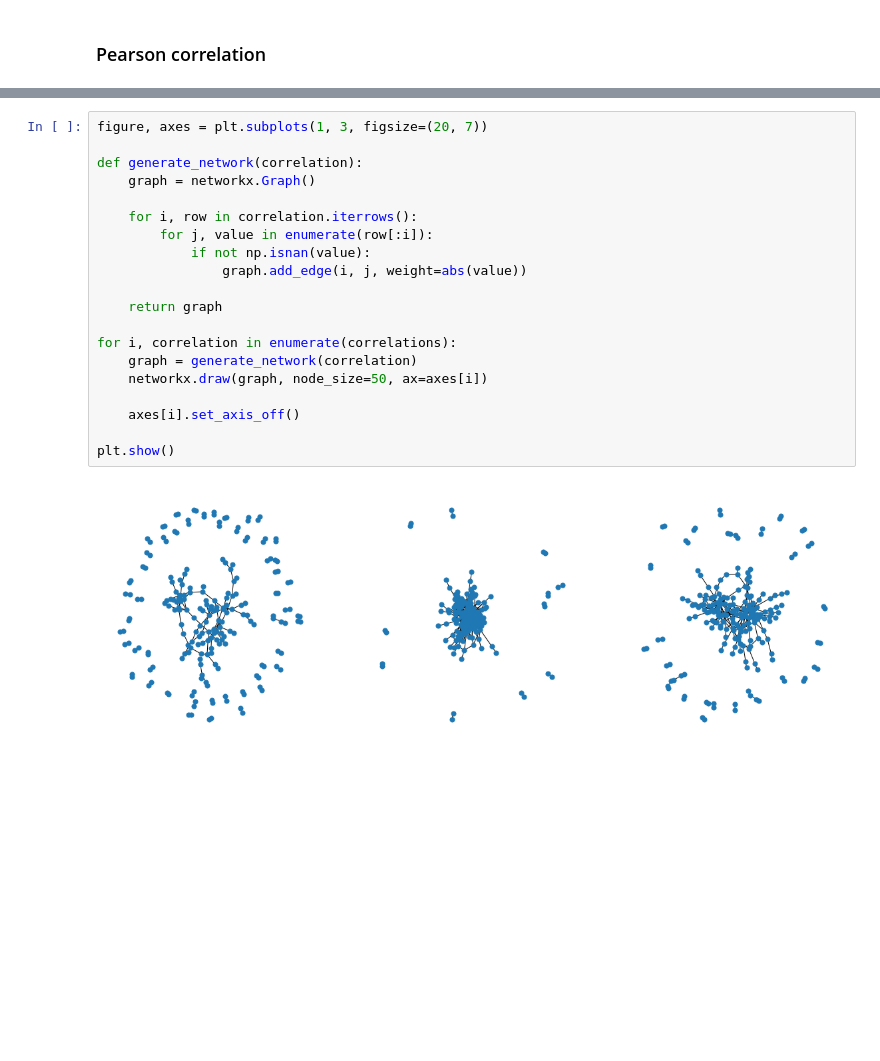
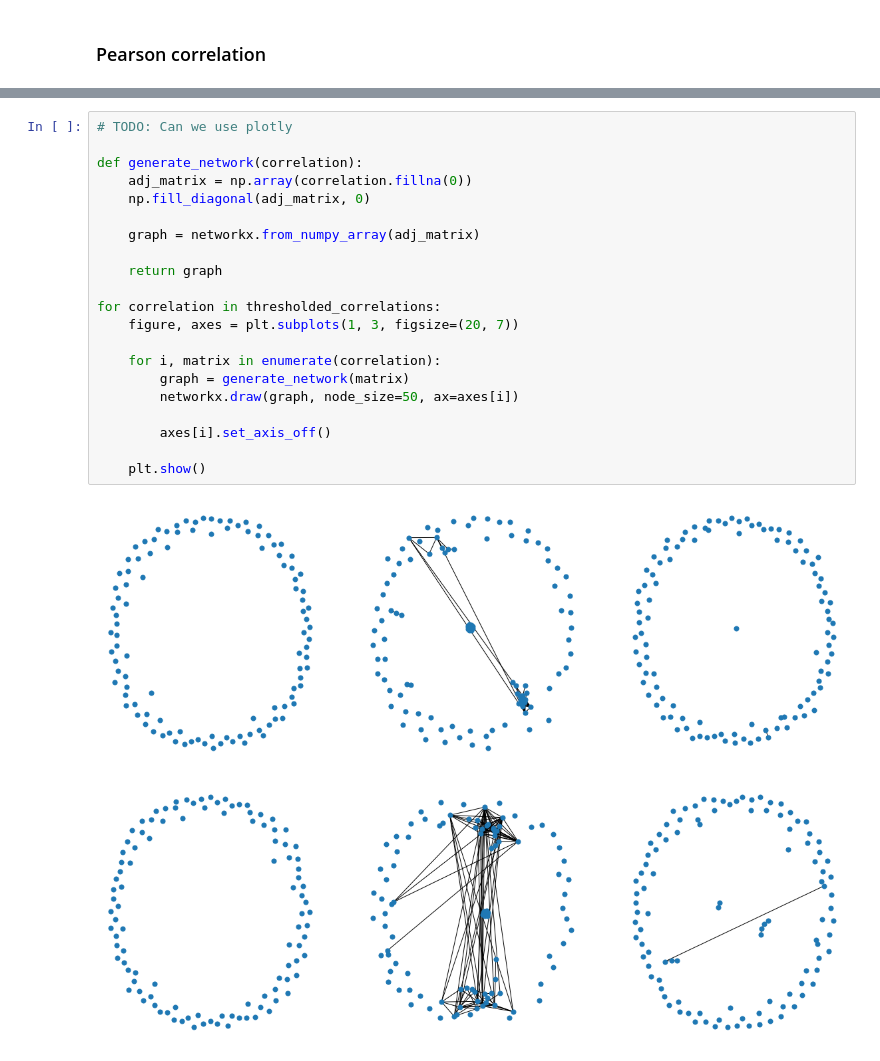
Before and after one commit to Educorreia932/FCUP-BINF, a Jupyter notebook: Assignments/Assignment 6/notebook.ipynb, the cells around one changed output, grey strips where cells are left out. Saved outputs shown, nothing was run; the diff lists cells and outputs as text; blank space fills up the shorter version.

```diff
--- a/Assignments/Assignment 6/notebook.ipynb
+++ b/Assignments/Assignment 6/notebook.ipynb
@@ -97,23 +61,25 @@ correlations[0].head()
-# %%
-figure, axes = plt.subplots(1, 3, figsize=(20, 7))
-
-def generate_network(correlation):
-    graph = networkx.Graph()
-
-    for i, row in correlation.iterrows():
-        for j, value in enumerate(row[:i]):
-            if not np.isnan(value):
-                graph.add_edge(i, j, weight=abs(value))
-
-    return graph
-
-for i, correlation in enumerate(correlations):
-    graph = generate_network(correlation)
-    networkx.draw(graph, node_size=50, ax=axes[i])
-
-    axes[i].set_axis_off()
-
-plt.show()
-# %% [output]
-[figure, removed]
+# %%
+# TODO: Can we use plotly
+
+def generate_network(correlation):
+    adj_matrix = np.array(correlation.fillna(0))
+    np.fill_diagonal(adj_matrix, 0)
+
+    graph = networkx.from_numpy_array(adj_matrix)
+
+    return graph
+
+for correlation in thresholded_correlations:
+    figure, axes = plt.subplots(1, 3, figsize=(20, 7))
+
+    for i, matrix in enumerate(correlation):
+        graph = generate_network(matrix)
+        networkx.draw(graph, node_size=50, ax=axes[i])
+
+        axes[i].set_axis_off()
+
+    plt.show()
+# %% [output]
+[figure, added]
+[figure, added]
 # %%
```
Also changed, not shown: parts of 13 cells of this notebook.
